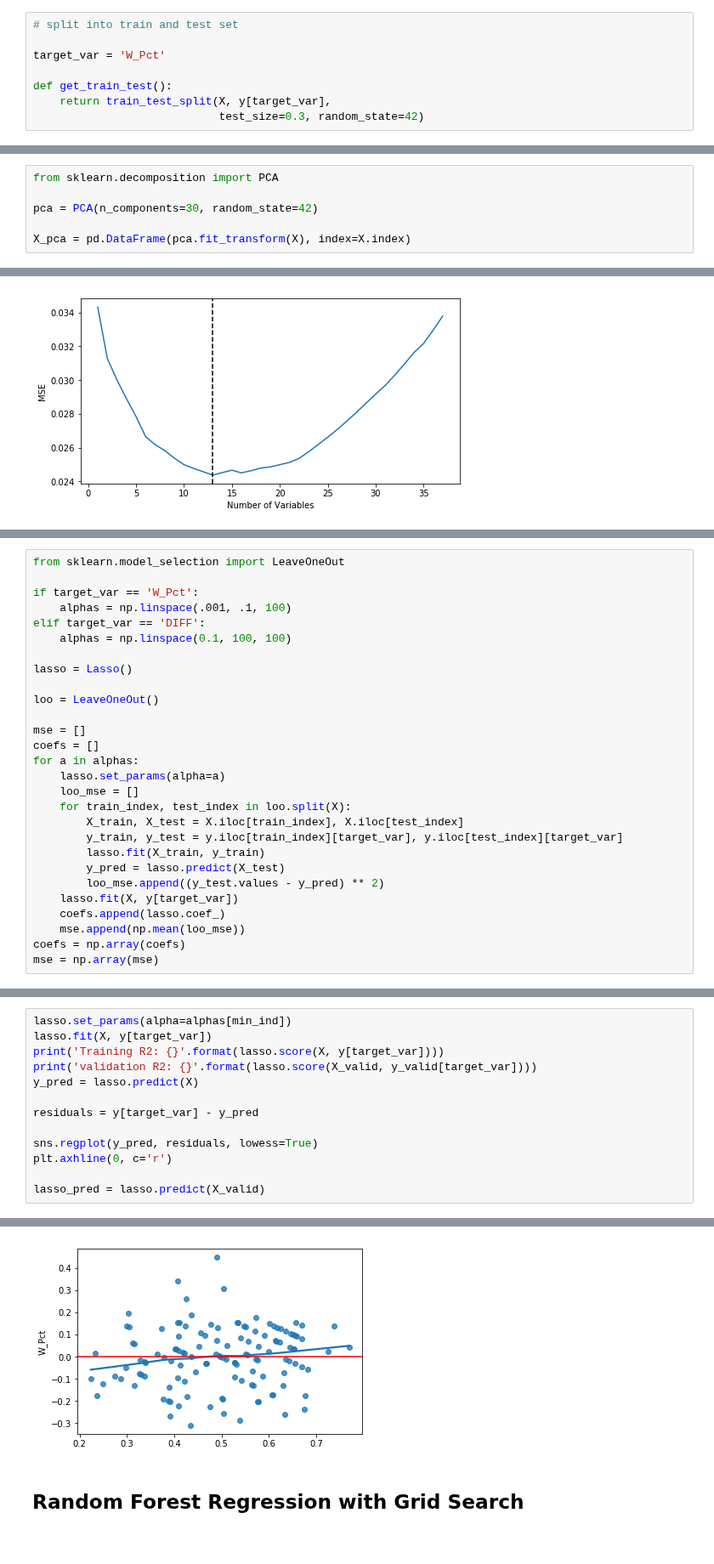
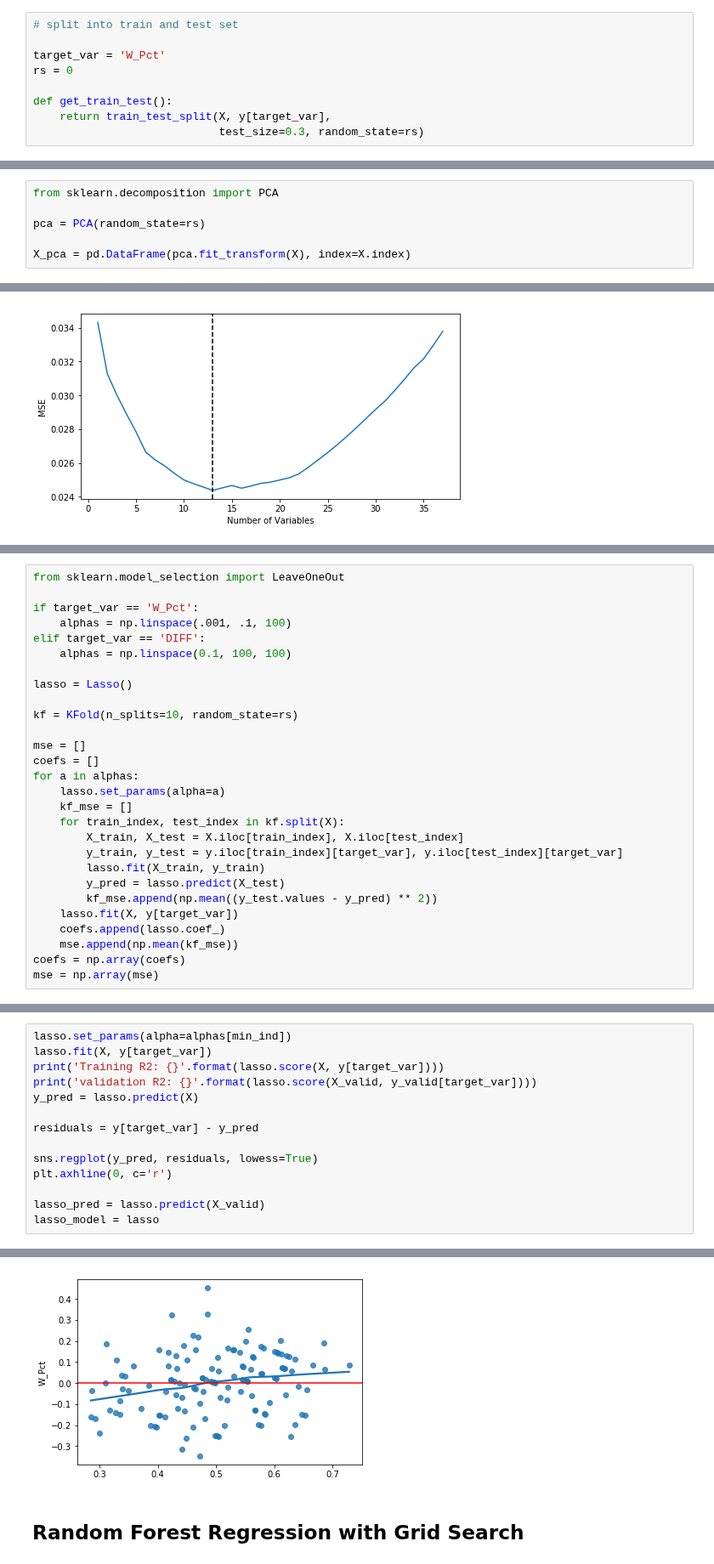
Before and after one commit to tsansom/Springboard-Data-Science, a Jupyter notebook: capstone_projects/nfl/3.1 - Predicting Win Percentage.ipynb, the cells around one changed output, grey strips where cells are left out. Shown at 85% size. Drawn from its saved outputs; the diff is of its cells as text.

```diff
--- a/capstone_projects/nfl/3.1 - Predicting Win Percentage.ipynb
+++ b/capstone_projects/nfl/3.1 - Predicting Win Percentage.ipynb
@@ -86,10 +86,11 @@ Predicting win percentage (W_Pct)
 # split into train and test set
 
 target_var = 'W_Pct'
+rs = 0
 
 def get_train_test():
     return train_test_split(X, y[target_var],
-                            test_size=0.3, random_state=42)
+                            test_size=0.3, random_state=rs)
 # %%
 lr = LinearRegression()
 
@@ -110,7 +111,7 @@ RMSE: 0.19644550199328642
 # %%
 from sklearn.decomposition import PCA
 
-pca = PCA(n_components=30, random_state=42)
+pca = PCA(random_state=rs)
 
 X_pca = pd.DataFrame(pca.fit_transform(X), index=X.index)
 # %%
@@ -236,22 +239,22 @@ elif target_var == 'DIFF':
 
 lasso = Lasso()
 
-loo = LeaveOneOut()
+kf = KFold(n_splits=10, random_state=rs)
 
 mse = []
 coefs = []
 for a in alphas:
     lasso.set_params(alpha=a)
-    loo_mse = []
-    for train_index, test_index in loo.split(X):
+    kf_mse = []
+    for train_index, test_index in kf.split(X):
         X_train, X_test = X.iloc[train_index], X.iloc[test_index]
         y_train, y_test = y.iloc[train_index][target_var], y.iloc[test_index][target_var]
         lasso.fit(X_train, y_train)
         y_pred = lasso.predict(X_test)
-        loo_mse.append((y_test.values - y_pred) ** 2)
+        kf_mse.append(np.mean((y_test.values - y_pred) ** 2))
     lasso.fit(X, y[target_var])
     coefs.append(lasso.coef_)
-    mse.append(np.mean(loo_mse))
+    mse.append(np.mean(kf_mse))
 coefs = np.array(coefs)
 mse = np.array(mse)
 # %%
@@ -287,4 +290,5 @@ sns.regplot(y_pred, residuals, lowess=True)
 plt.axhline(0, c='r')
 
 lasso_pred = lasso.predict(X_valid)
+lasso_model = lasso
 # %% [output]
@@ -293,4 +297,4 @@ validation R2: 0.18265123954548712
-[figure, old version]
+[figure, new version]
 # %% [markdown]
 ## Random Forest Regression with Grid Search
 # %%
```
Also changed, not shown: parts of 27 cells of this notebook, 1 other file.
